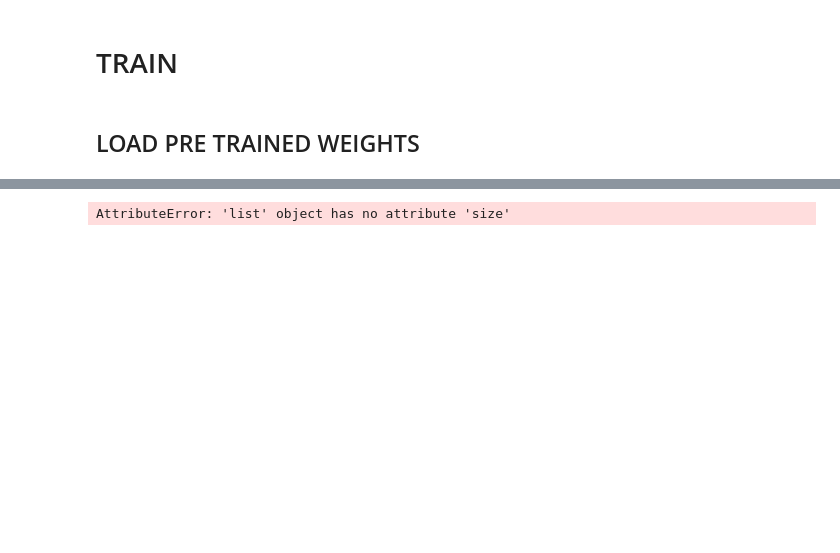
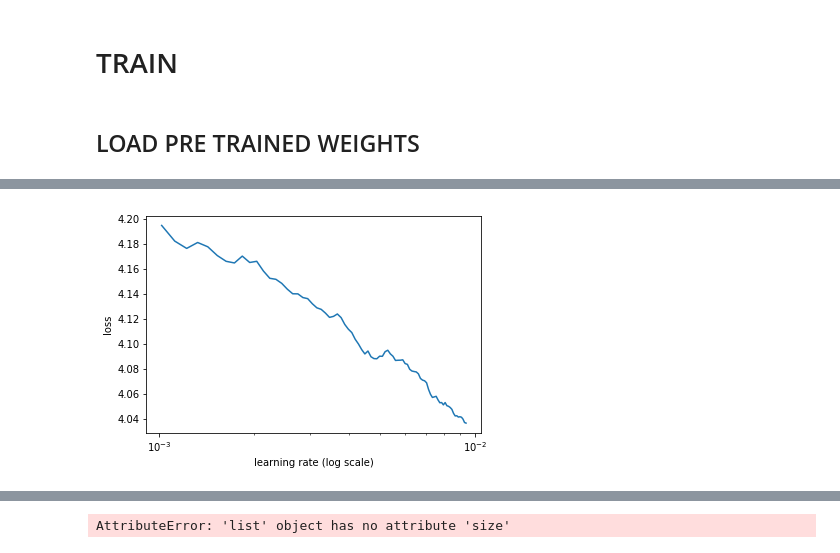
Before and after one commit to musedivision/deeplearning, a Jupyter notebook: volume/wikitext-FitLam.ipynb, the cells around one changed output, grey strips where cells are left out. Drawn from its saved outputs; the diff is of its cells as text; code cells hidden in the pictures; blank space fills up the shorter version.

```diff
--- a/volume/wikitext-FitLam.ipynb
+++ b/volume/wikitext-FitLam.ipynb
@@ -226,0 +258,4 @@ learner.sched.plot_loss()
+# %%
+learner.sched.plot()
+# %% [output]
+[figure, added]
```
Also changed, not shown: parts of 27 cells of this notebook, 1 other file.
